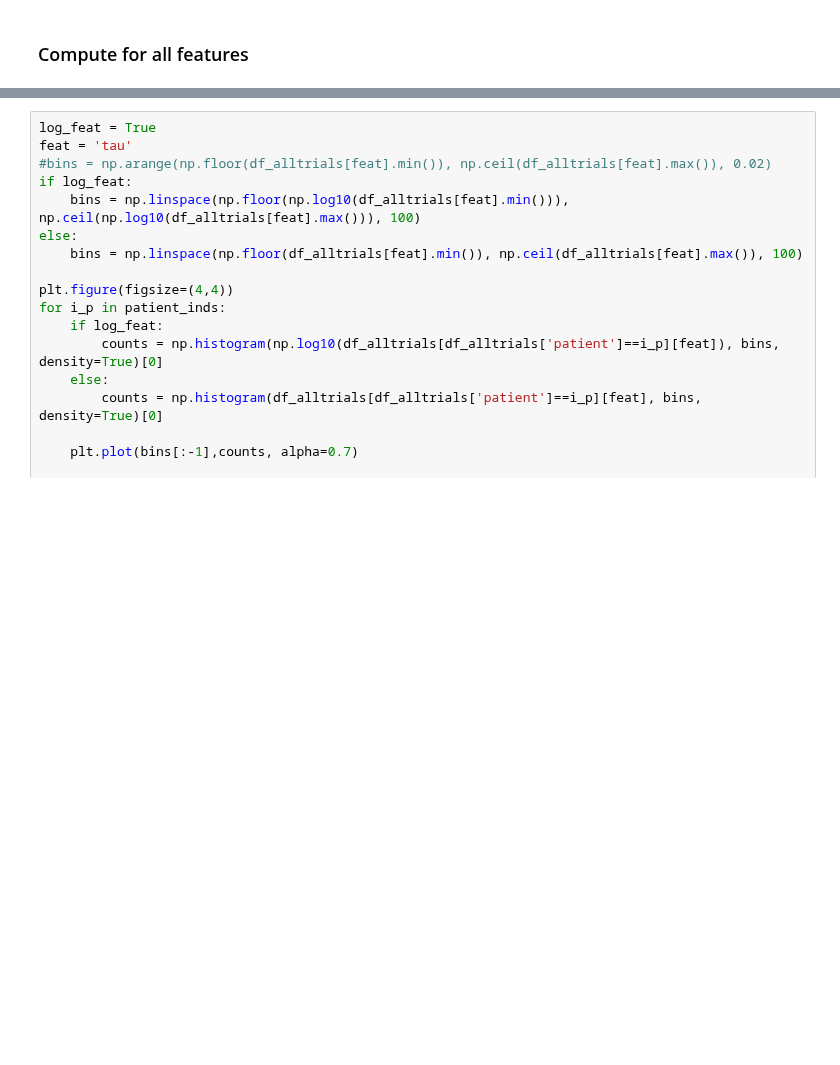
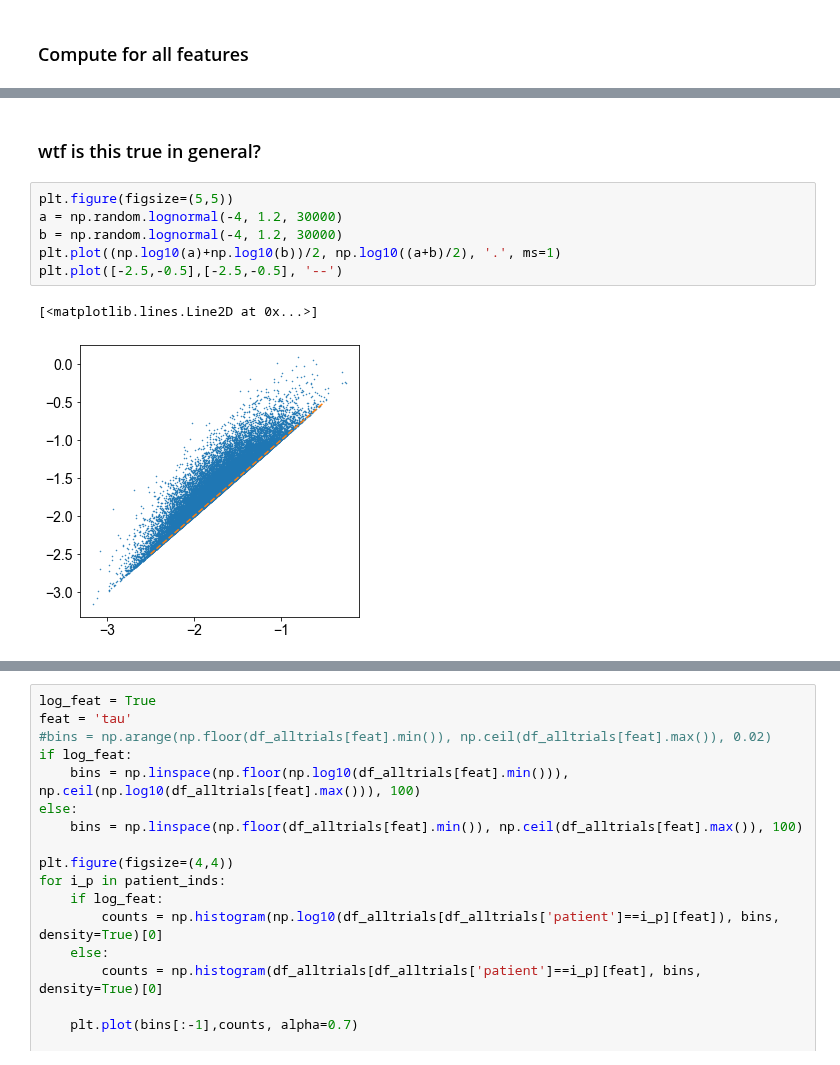
Before and after one commit to rdgao/field-echos, a Jupyter notebook: notebooks/4_viz_human_wm.ipynb, the cells around one changed output, grey strips where cells are left out. Saved outputs shown, nothing was run; the diff lists cells and outputs as text; blank space fills up the shorter version.

```diff
--- a/notebooks/4_viz_human_wm.ipynb
+++ b/notebooks/4_viz_human_wm.ipynb
@@ -219,0 +297,11 @@ Covariance Type:            nonrobust
+# %% [markdown]
+### wtf is this true in general?
+# %%
+plt.figure(figsize=(5,5))
+a = np.random.lognormal(-4, 1.2, 30000)
+b = np.random.lognormal(-4, 1.2, 30000)
+plt.plot((np.log10(a)+np.log10(b))/2, np.log10((a+b)/2), '.', ms=1)
+plt.plot([-2.5,-0.5],[-2.5,-0.5], '--')
+# %% [output]
+[<matplotlib.lines.Line2D at 0x...>]
+[figure, added]
```
Also changed, not shown: parts of 9 cells of this notebook.
